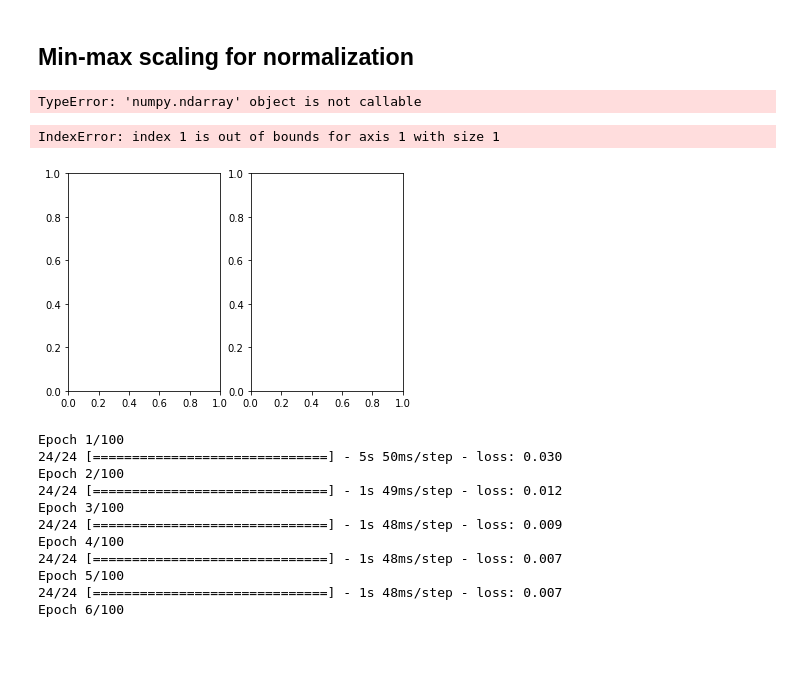
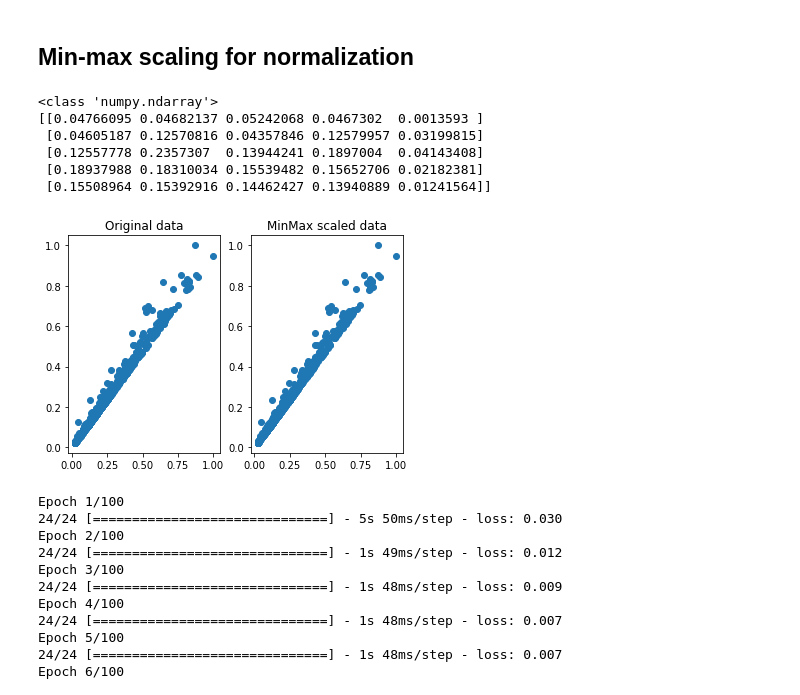
Before and after one commit to cybertraining-dsc/su21-reu-361, a Jupyter notebook: project/code/lstm.ipynb, the cells around one changed output. Drawn from its saved outputs; the diff is of its cells as text; code cells hidden in the pictures; blank space fills up the shorter version.

```diff
--- a/project/code/lstm.ipynb
+++ b/project/code/lstm.ipynb
@@ -34,0 +32,13 @@ test_set = df.iloc[800:, 1:2].values
+# %%
+df.isnull()
+df1 = df.dropna(axis=0, how="any")
+df1.shape
+# from math import nan
+# from datatest import validate, accepted, Extra
+
+
+# data = [df, float('nan')]
+# requirement = {5, 6}
+
+# with accepted(Extra(nan)):
+#    validate(data, requirement)
@@ -34,0 +47,6 @@ test_set = df.iloc[800:, 1:2].values
+# %%
+# Give 80 percent of rows to training and 20 percent to test, use open through volume
+# test taking out adj close later
+training_set = df1.iloc[:1120, [1,2,3,5,6]].values
+test_set = df1.iloc[280:, [1,2,3,5,6]].values
+training_set[0:5,:]
@@ -35,52 +64,37 @@ test_set = df.iloc[800:, 1:2].values
 # %% [markdown]
 ## Min-max scaling for normalization
-# %%
-from sklearn.datasets import load_iris
-# use the iris dataset
-X, y = training_set(return_X_y=True)
-print(X.shape)
-# (150, 4) # 150 samples (rows) with 4 features/variables (columns)
-#
-# build the scaler model
-scaler = MinMaxScaler()
-
-# fit using the train set
-scaler.fit(X)
-
-# transform the test test
-X_scaled = scaler.transform(X)
-
-# Verify minimum value of all features
-X_scaled.min(axis=0)
-# array([0., 0., 0., 0.])
-#
-# Verify maximum value of all features
-X_scaled.max(axis=0)
-# array([1., 1., 1., 1.])
-#
-# Manually normalise without using scikit-learn
-X_manual_scaled = (X - X.min(axis=0)) / (X.max(axis=0) - X.min(axis=0))
-
-# Verify manually VS scikit-learn estimation
-print(np.allclose(X_scaled, X_manual_scaled))
-#True
-# %% [output]
-TypeError: 'numpy.ndarray' object is not callable
+# %%
+np.max(training_set[:,0])
+print(type(training_set))
+type(training_set[0,0])
+# Normalize between -1.0 and +1.0
+training_set_scaled = np.empty(training_set.shape)
+test_set_scaled = np.empty(test_set.shape)
+for i in range(5):
+    training_set_scaled[:,i] = training_set[:,i]/abs(training_set[:,i]).max()
+    test_set_scaled[:,i] = test_set[:,i]/abs(test_set[:,i]).max()
+print(training_set[0:5,:])
+# %% [output]
+<class 'numpy.ndarray'>
+[[0.04766095 0.04682137 0.05242068 0.0467302  0.0013593 ]
+ [0.04605187 0.12570816 0.04357846 0.12579957 0.03199815]
+ [0.12557778 0.2357307  0.13944241 0.1897004  0.04143408]
+ [0.18937988 0.18310034 0.15539482 0.15652706 0.02182381]
+ [0.15508964 0.15392916 0.14462427 0.13940889 0.01241564]]
 # %%
 import matplotlib.pyplot as plt
 
 fig, axes = plt.subplots(1,2)
 
-axes[0].scatter(training_set[:,0], training_set[:,1], c=training_set)
+axes[0].scatter(training_set[:,0], training_set[:,1])
 axes[0].set_title("Original data")
 
-axes[1].scatter(training_set_scaled[:,0], training_set_scaled[:,1], c=training_set)
+axes[1].scatter(training_set_scaled[:,0], training_set_scaled[:,1])
 axes[1].set_title("MinMax scaled data")
 
 plt.show()
 # %% [output]
-IndexError: index 1 is out of bounds for axis 1 with size 1
-[figure, old version]
+[figure, new version]
 # %%
 # Feature Scaling
 sc = MinMaxScaler(feature_range = (0, 1))
```
Also changed, not shown: parts of 3 cells of this notebook.
